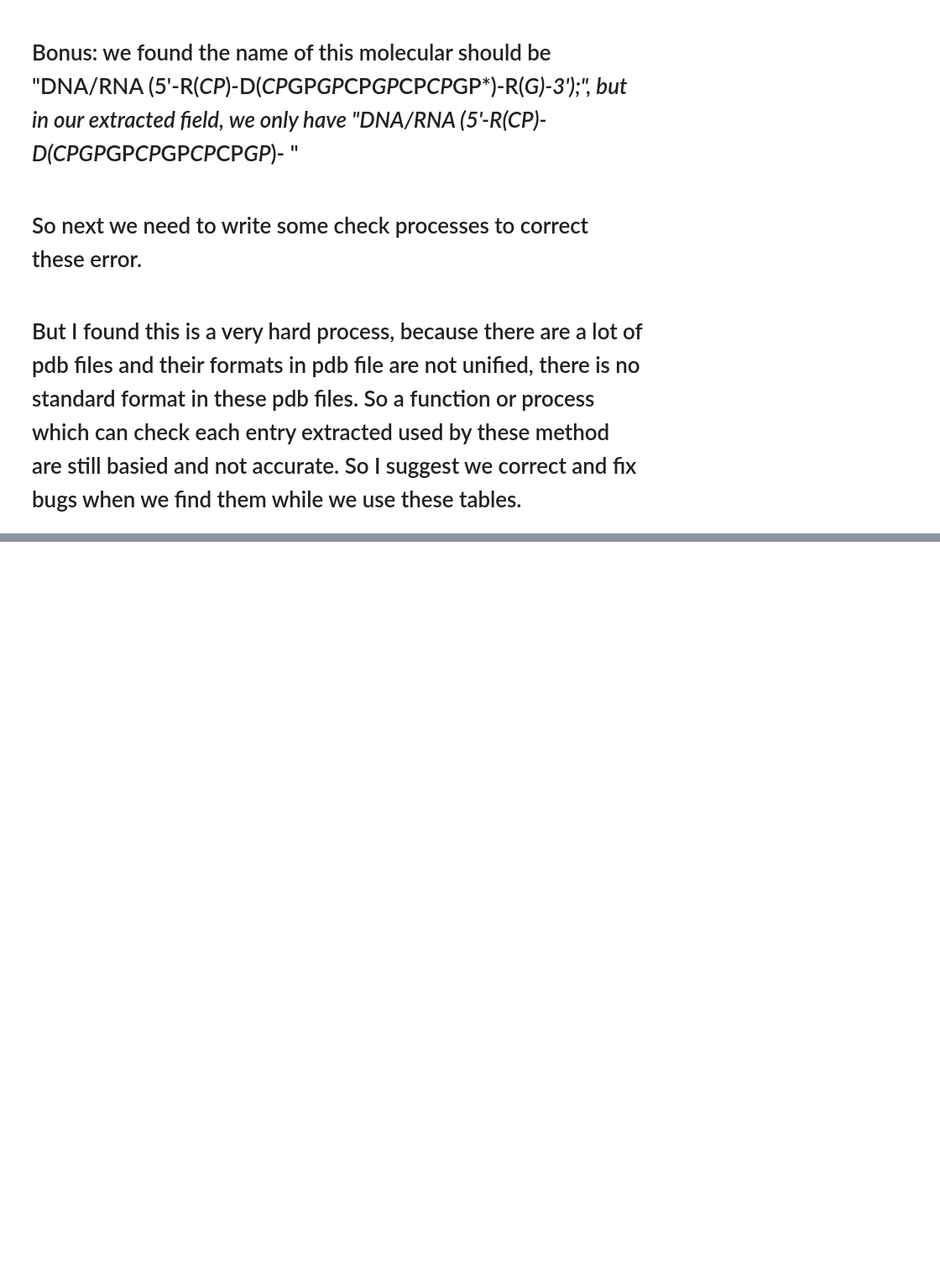
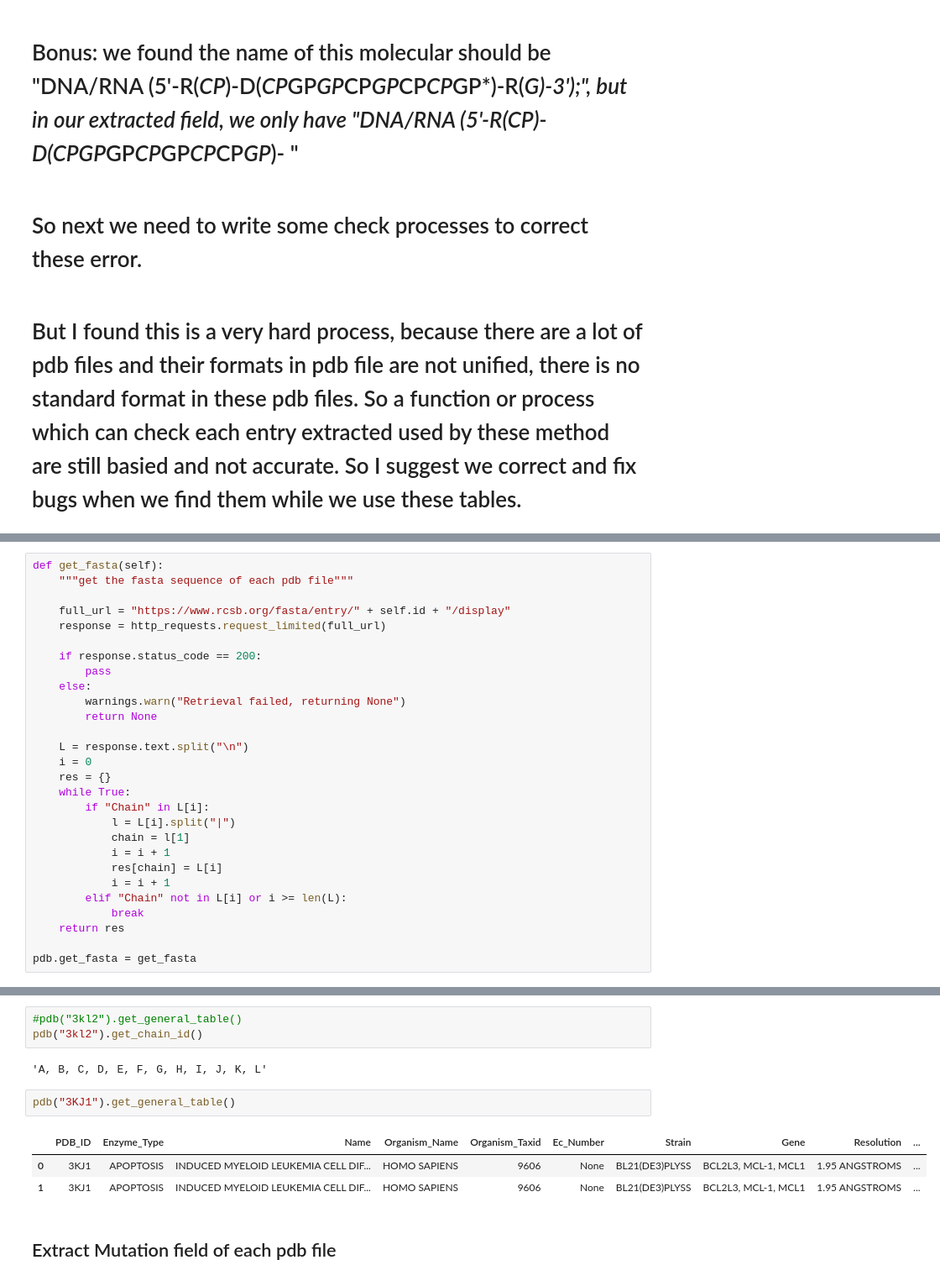
Before and after one commit to ZJYgrp/IntEnzyDB, a Jupyter notebook: Li_Yuan_work.ipynb, the cells around one changed output, grey strips where cells are left out. Shown: that part at 84% size. Drawn from its saved outputs; the diff is of its cells as text; blank space fills up the shorter version.

Commit message:
Finished first winter break work

```diff
--- a/Li_Yuan_work.ipynb
+++ b/Li_Yuan_work.ipynb
@@ -1348,0 +1376,28 @@ _100D.get_enzyme_type()
+# %%
+def get_fasta(self):
+    """get the fasta sequence of each pdb file"""
+
+    full_url = "https://www.rcsb.org/fasta/entry/" + self.id + "/display"
+    response = http_requests.request_limited(full_url)
+
+    if response.status_code == 200:
+        pass
+    else:
+        warnings.warn("Retrieval failed, returning None")
+        return None
+
+    L = response.text.split("\n")
+    i = 0
+    res = {}
+    while True:
+        if "Chain" in L[i]:
+            l = L[i].split("|")
+            chain = l[1]
+            i = i + 1
+            res[chain] = L[i]
+            i = i + 1
+        elif "Chain" not in L[i] or i >= len(L):
+            break
+    return res
+
+pdb.get_fasta = get_fasta
@@ -1348,0 +1505,14 @@ _100D.get_enzyme_type()
+# %%
+#pdb("3kl2").get_general_table()
+pdb("3kl2").get_chain_id()
+# %% [output]
+'A, B, C, D, E, F, G, H, I, J, K, L'
+# %%
+pdb("3KJ1").get_general_table()
+# %% [output]
+|  | PDB_ID | Enzyme_Type | Name | Organism_Name | Organism_Taxid | Ec_Number | Strain | Gene | Resolution | ... |
+| 0 | 3KJ1 | APOPTOSIS | INDUCED MYELOID LEUKEMIA CELL DIF... | HOMO SAPIENS | 9606 | None | BL21(DE3)PLYSS | BCL2L3, MCL-1, MCL1 | 1.95 ANGSTROMS | ... |
+| 1 | 3KJ1 | APOPTOSIS | INDUCED MYELOID LEUKEMIA CELL DIF... | HOMO SAPIENS | 9606 | None | BL21(DE3)PLYSS | BCL2L3, MCL-1, MCL1 | 1.95 ANGSTROMS | ... |
+# %% [markdown]
+<a id='75'></a>
+## Extract Mutation field of each pdb file
```
Also changed, not shown: parts of 70 cells of this notebook.
